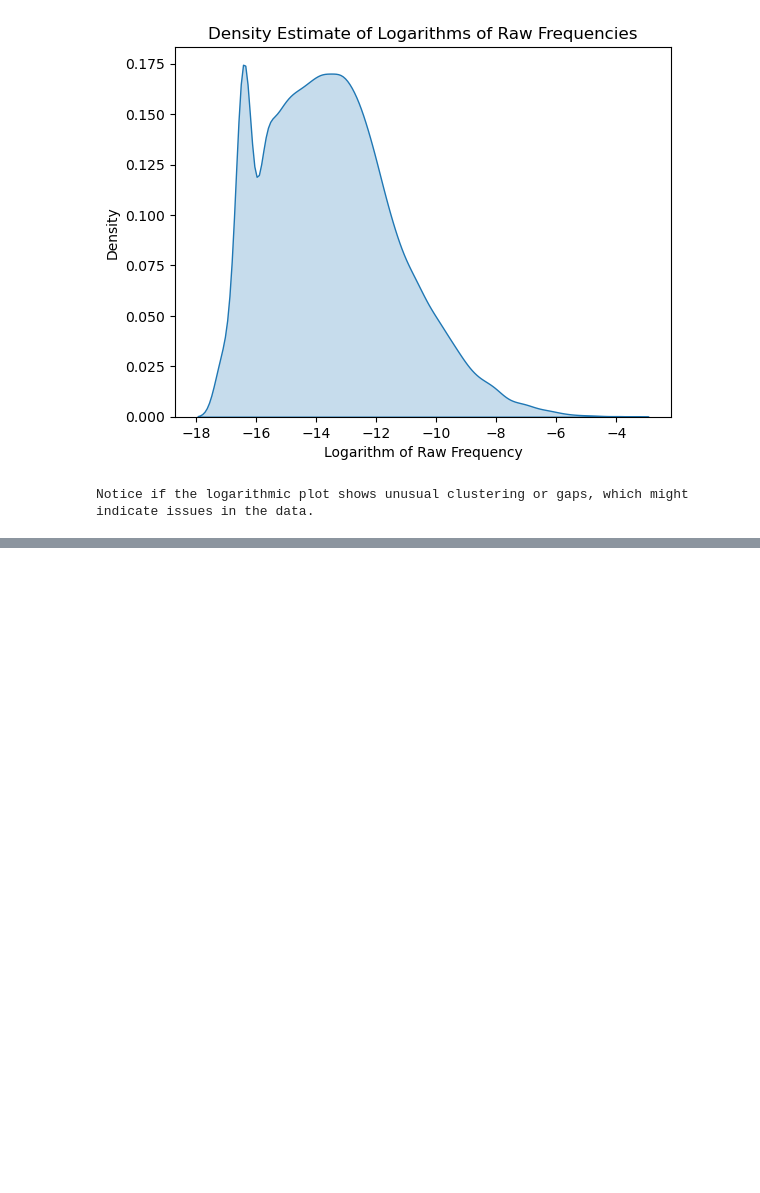
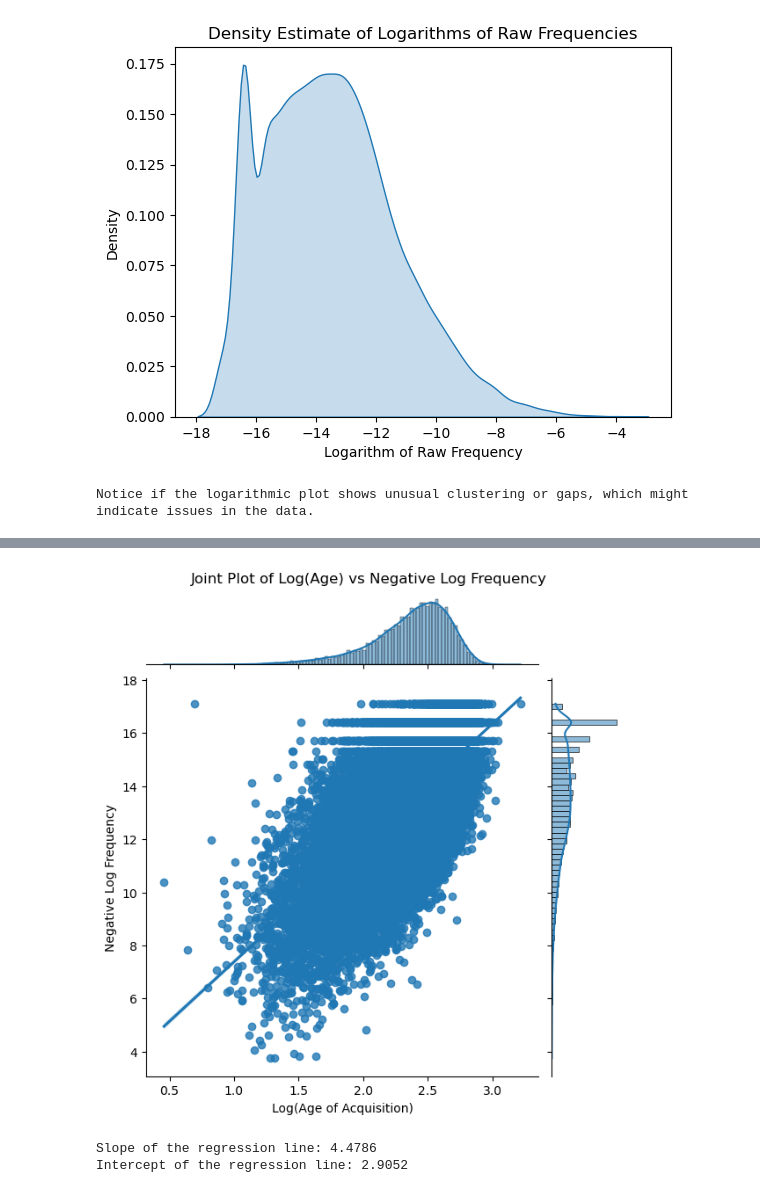
Before and after one commit to eanvhhof/data-sience-for-linguists, a Jupyter notebook: hw2/hw2.ipynb, the cells around one changed output, grey strips where cells are left out. Cells and saved outputs as stored; diff of their text form; code cells hidden in the pictures; blank space fills up the shorter version.

```diff
--- a/hw2/hw2.ipynb
+++ b/hw2/hw2.ipynb
@@ -132,0 +268,27 @@ Notice if the logarithmic plot shows unusual clustering or gaps, which might ind
+# %%
+import seaborn as sns
+import numpy as np
+
+import matplotlib.pyplot as plt
+
+# Compute negative log frequency
+negative_log_frequency = -np.log(filtered_data[:, -1])
+
+# Take the logarithm of the ages of acquisition
+log_ages = np.log(filtered_data[:, 1])
+
+# Create a joint plot of log(age) against negative log frequency with regression line
+joint_plot = sns.jointplot(x=log_ages, y=negative_log_frequency, kind='reg')
+joint_plot.set_axis_labels('Log(Age of Acquisition)', 'Negative Log Frequency')
+plt.suptitle('Joint Plot of Log(Age) vs Negative Log Frequency', y=1.02)  # Adjust title position
+plt.show()
+
+# Extract regression parameters
+slope, intercept = np.polyfit(log_ages, negative_log_frequency, 1)
+
+print(f"Slope of the regression line: {slope:.4f}")
+print(f"Intercept of the regression line: {intercept:.4f}")
+# %% [output]
+[figure, added]
+Slope of the regression line: 4.4786
+Intercept of the regression line: 2.9052
```
Also changed, not shown: parts of 7 cells of this notebook, 1 other file.
